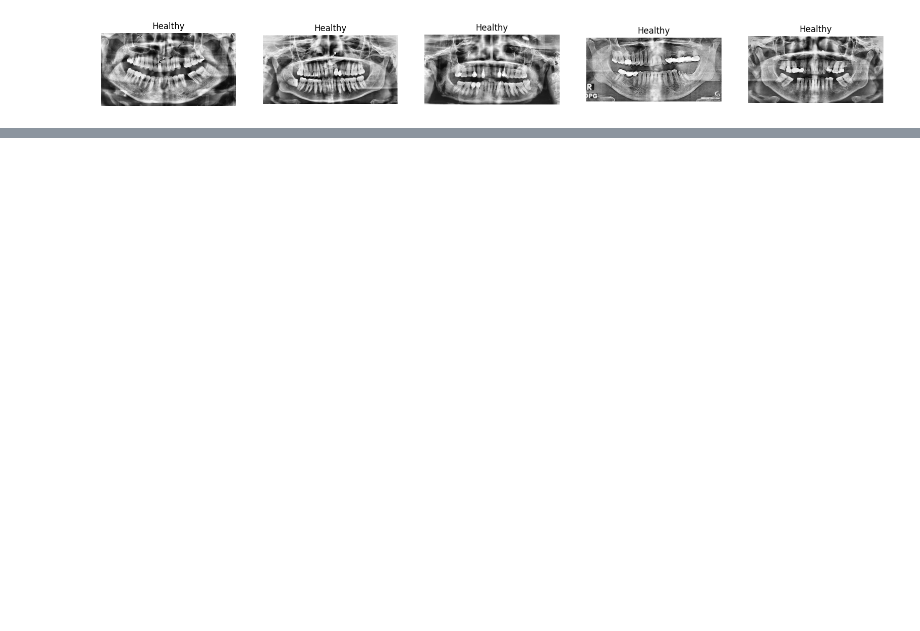
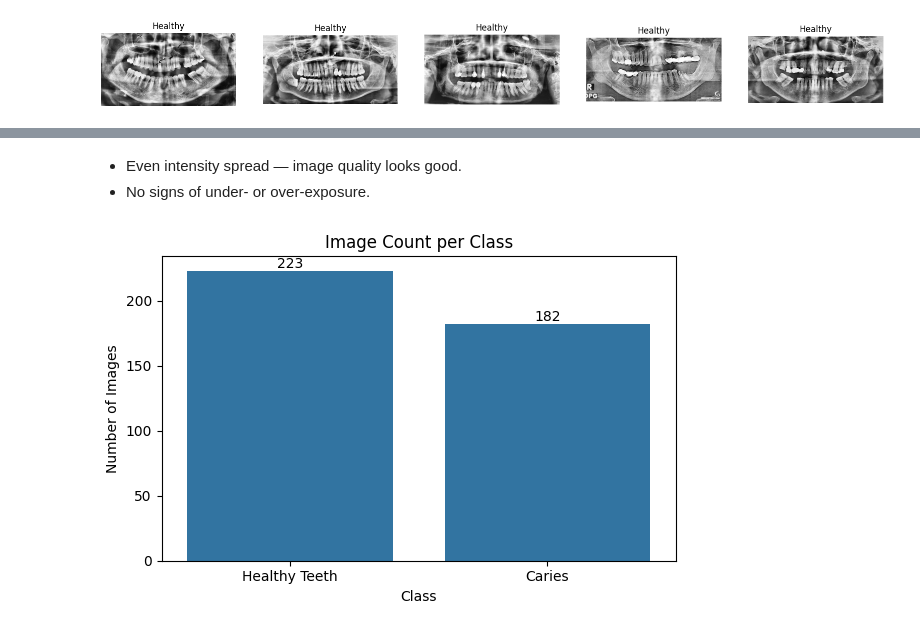
Before and after one commit to saidabroor/Dental_Image_Classification, a Jupyter notebook: notebook/eda.ipynb, the cells around one changed output, grey strips where cells are left out. Cells and saved outputs as stored; diff of their text form; code cells hidden in the pictures; blank space fills up the shorter version.

```diff
--- a/notebook/eda.ipynb
+++ b/notebook/eda.ipynb
@@ -21,8 +21,8 @@ Printing the size (width, height) of the first 5 images in the 'Healthy Teeth' f
 # %%
 from PIL import Image
 
-for img_name in os.listdir(r'data/Healthy Teeth')[:5]:
-    img = Image.open(f'data/Healthy Teeth/{img_name}')
+for img_name in os.listdir('../data/Healthy Teeth')[:5]:
+    img = Image.open(f'../data/Healthy Teeth/{img_name}')
     print(img_name, img.size)
 # %% [output]
 1.jpg (1473, 799)
@@ -31,7 +31,7 @@ for img_name in os.listdir(r'data/Healthy Teeth')[:5]:
 101.jpg (1105, 524)
 102.jpg (1228, 560)
 # %%
-data_folder = 'data/Healthy Teeth'
+data_folder = '../data/Healthy Teeth'
 
 for img_name in os.listdir(data_folder)[:3]:
     img_path = os.path.join(data_folder, img_name)
@@ -54,8 +56,8 @@ import cv2
 
 fig, axes = plt.subplots(1, 5, figsize=(20, 5))
 
-for i, img_name in enumerate(os.listdir('data/Healthy Teeth')[:5]):
-    img = cv2.imread(f'data/Healthy Teeth/{img_name}')
+for i, img_name in enumerate(os.listdir('../data/Healthy Teeth')[:5]):
+    img = cv2.imread(f'../data/Healthy Teeth/{img_name}')
     img = cv2.cvtColor(img, cv2.COLOR_BGR2RGB)
     axes[i].imshow(img)
     axes[i].set_title("Healthy")
@@ -67,8 +71,8 @@ plt.show()
 # %%
 fig, axes = plt.subplots(1, 5, figsize=(20, 5))
 
-for i, img_name in enumerate(os.listdir('data/Caries')[:5]):
-    img = cv2.imread(f'data/Caries/{img_name}')
+for i, img_name in enumerate(os.listdir('../data/Caries')[:5]):
+    img = cv2.imread(f'../data/Caries/{img_name}')
     img = cv2.cvtColor(img, cv2.COLOR_BGR2RGB)
     axes[i].imshow(img)
     axes[i].set_title("Healthy")
@@ -79,0 +116,38 @@ plt.show()
+# %% [markdown]
+- Even intensity spread — image quality looks good.
+- No signs of under- or over-exposure.
+# %%
+import pandas as pd
+import seaborn as sns
+
+data_folder = r'C:\Dental Image Classification\data'
+
+data = []
+
+for class_name in os.listdir(data_folder):
+    class_path = os.path.join(data_folder, class_name)
+    if os.path.isdir(class_path):
+        for img_name in os.listdir(class_path):
+            data.append({'label': class_name})
+
+df = pd.DataFrame(data)
+
+# Counting how many per class
+class_counts = df['label'].value_counts().reset_index()
+class_counts.columns = ['label', 'count']
+
+# Plotting with exact numbers
+plt.figure(figsize=(6, 4))
+ax = sns.barplot(x='label', y='count', data=class_counts)
+
+# Adding exact count labels on top of bars
+for i in ax.containers:
+    ax.bar_label(i)
+
+plt.title("Image Count per Class")
+plt.xlabel("Class")
+plt.ylabel("Number of Images")
+plt.tight_layout()
+plt.show()
+# %% [output]
+[figure, added]
```
Also changed, not shown: parts of 8 cells of this notebook, 27 other files.
